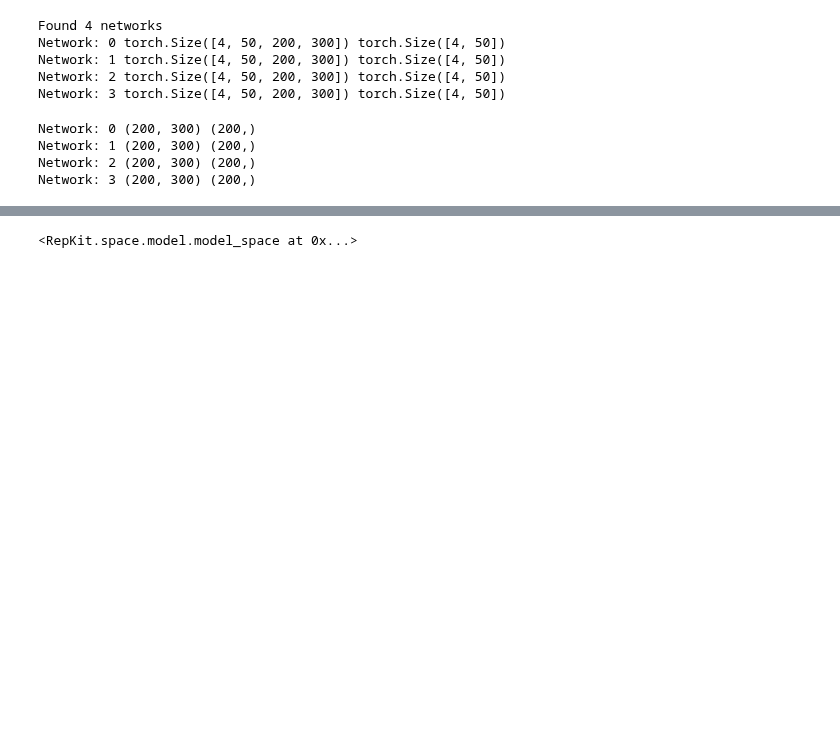
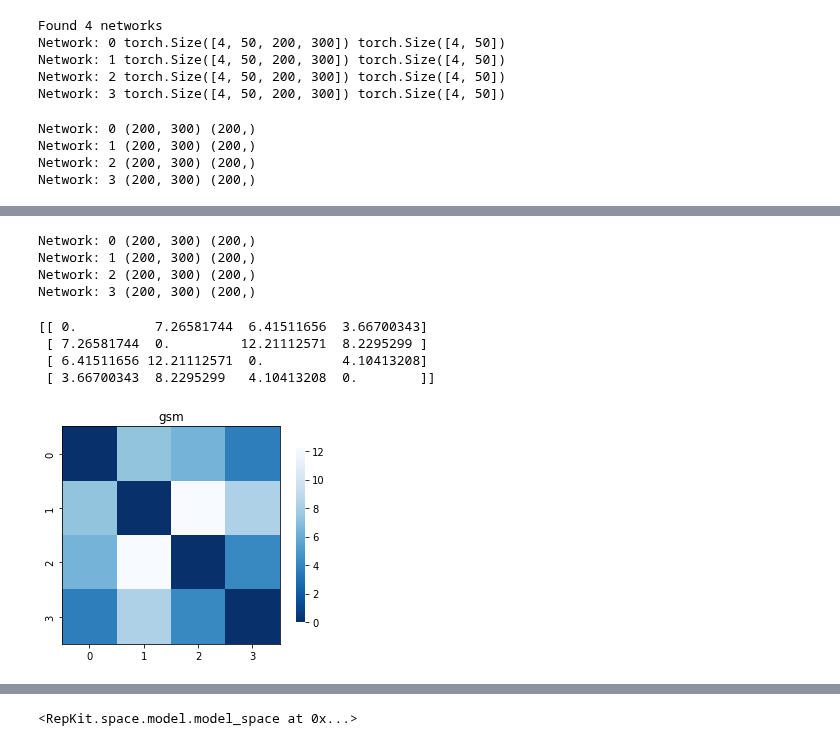
Before and after one commit to NuttidaLab/NeuralDecoder, a Jupyter notebook: tester.ipynb, the cells around one changed output, grey strips where cells are left out. Saved outputs shown, nothing was run; the diff lists cells and outputs as text; code cells hidden in the pictures; blank space fills up the shorter version.

```diff
--- a/tester.ipynb
+++ b/tester.ipynb
@@ -42,0 +47,22 @@ array([[0.        , 0.10409008, 0.03971905, 0.02566511],
+# %%
+from RepKit.dataset import rnn
+networks = rnn.flow("data/experimental", preprocess="avg_neurons")
+for idx, (x,y) in enumerate(networks): print("Network:", idx, x.shape, y.shape)
+# %% [output]
+Network: 0 (200, 300) (200,)
+Network: 1 (200, 300) (200,)
+Network: 2 (200, 300) (200,)
+Network: 3 (200, 300) (200,)
+# %%
+from RepKit.metric import model_metric
+
+metric = model_metric()
+metric.measure(networks, "gsm")
+print(metric.distances)
+metric.plot()
+# %% [output]
+[[ 0.          7.26581744  6.41511656  3.66700343]
+ [ 7.26581744  0.         12.21112571  8.2295299 ]
+ [ 6.41511656 12.21112571  0.          4.10413208]
+ [ 3.66700343  8.2295299   4.10413208  0.        ]]
+[figure, added]
```
Also changed, not shown: parts of 6 cells of this notebook, 18 other files.
